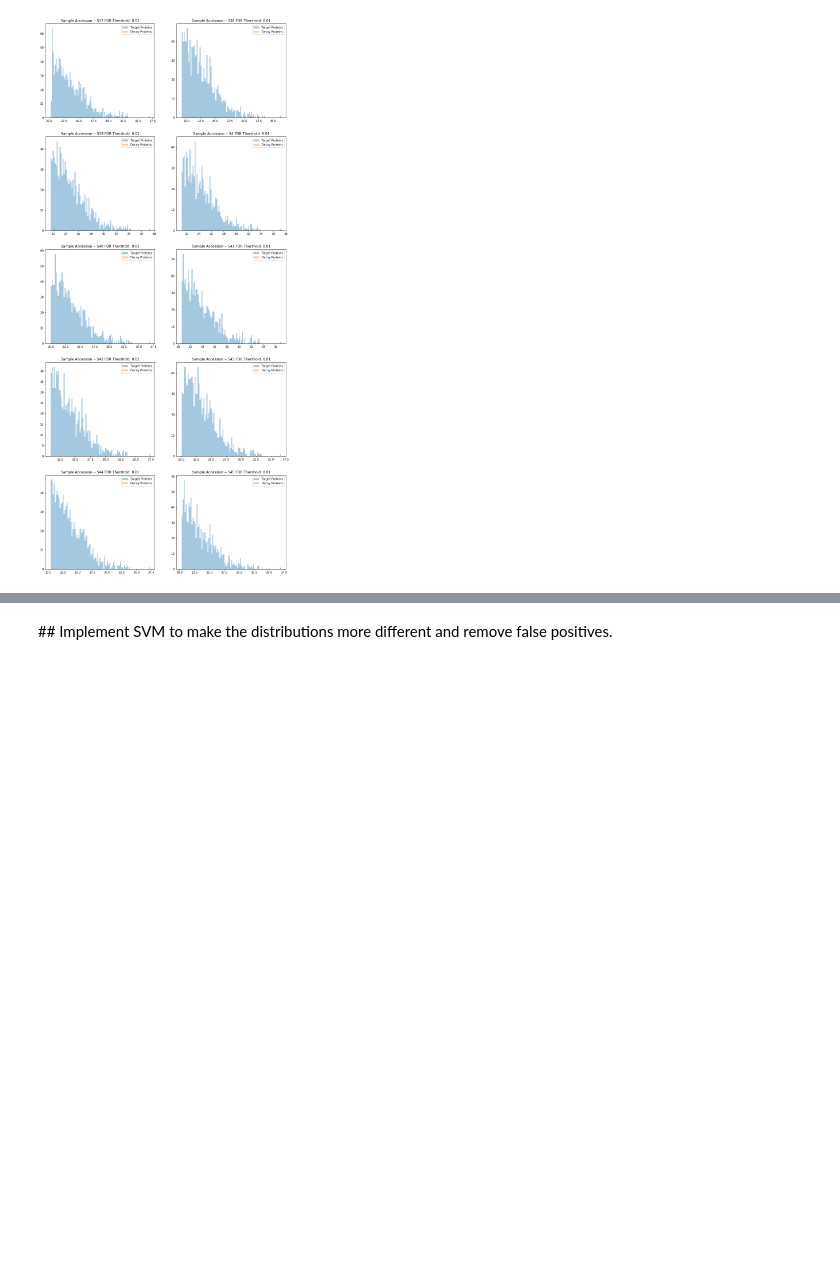
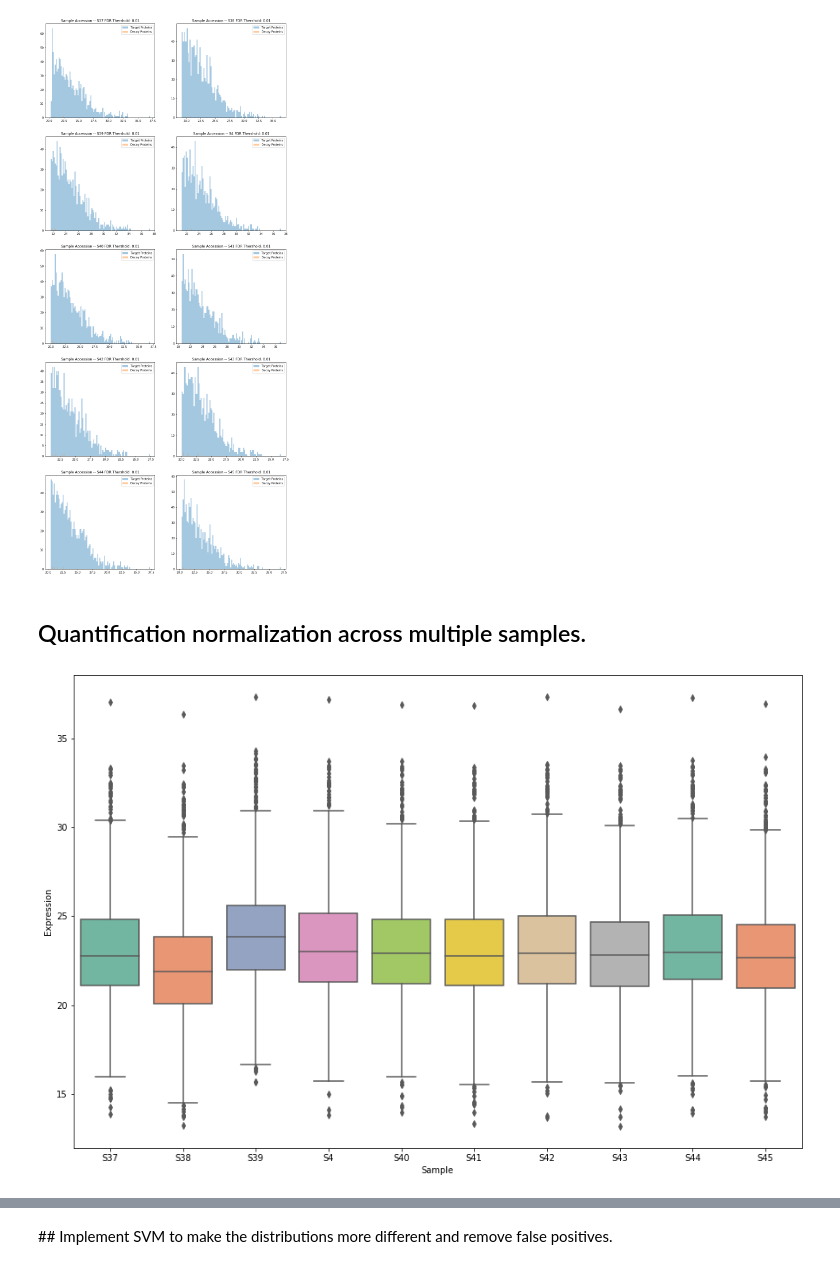
Before and after one commit to ypriverol/ms1, a Jupyter notebook: analyze-ms1-data.ipynb, the cells around one changed output, grey strips where cells are left out. Cells and saved outputs as stored; diff of their text form; code cells hidden in the pictures; blank space fills up the shorter version.

```diff
--- a/analyze-ms1-data.ipynb
+++ b/analyze-ms1-data.ipynb
@@ -152,17 +153,20 @@ The following plots show the distribution targets (proteins in plasma databases)
 # %%
 def plot_targets_vs_decoy(fdr_thershold: float = 1.0, bins = 20, hist=True, kde = True):
     fig, axs = plt.subplots(int(len(samples)/2), 2, figsize=(15,35)) # adjust the geometry based on your number of columns to plot
+    filter_proteins = []
     for ax, sample in zip(axs.flatten(), samples):
         filtered_dataset = dataset.loc[(dataset['FDR[' + sample + ']'] < fdr_thershold)]
         filtered_dataset = filtered_dataset.dropna(subset=['FDR[' + sample + ']'])
 
         targets = filtered_dataset.loc[filtered_dataset['Decoy[' + sample + ']'] == 0]
+        filter_proteins = filter_proteins + targets['UniprotAccession'].to_list()
         decoys  = filtered_dataset.loc[filtered_dataset['Decoy[' + sample + ']']  == 1]
 
         ms2     = targets.loc[targets['Found[' + sample + ']'] == 'High']
         ms1     = filtered_dataset.loc[filtered_dataset['Found[' + sample + ']'] == 'Peak Found']
 
         targets = targets['AbundanceRecall[' + sample + ']'].to_list()
+
         decoys  = decoys['AbundanceRecall[' + sample + ']'].to_list()
         ms2     = ms2['AbundanceRecall[' + sample + ']'].to_list()
         ms1     = ms1['AbundanceRecall[' + sample + ']'].to_list()
@@ -187,4 +191,9 @@ def plot_targets_vs_decoy(fdr_thershold: float = 1.0, bins = 20, hist=True, kde
         ax.legend(labels=['Target Proteins','Decoy Proteins'])
 
         ax.set_title('Sample Accession -- ' + sample + " FDR Thershold: " + str(fdr_thershold))
+
+
+    filter_proteins = list(set(filter_proteins))
+    filter_dataset = dataset[dataset['UniprotAccession'].isin(filter_proteins)]
+    return filter_dataset
 # %%
@@ -194,4 +201,40 @@ plot_targets_vs_decoy(fdr_thershold = 1.0, bins = 50 , kde = False)
 # %%
-plot_targets_vs_decoy(fdr_thershold = 0.01, bins = 100, hist = True, kde = False)
+filter_dataset = plot_targets_vs_decoy(fdr_thershold = 0.01, bins = 100, hist = True, kde = False)
 # %% [output]
 [figure]
+# %% [markdown]
+## Quantification normalization across multiple samples.
+# %%
+from sklearn.preprocessing import minmax_scale
+from sklearn.preprocessing import StandardScaler
+from sklearn.preprocessing import MinMaxScaler
+from sklearn.preprocessing import RobustScaler
+
+def plot_quantification_box_plot(dataset, samples: list, method = None):
+
+    normalized = dataset.copy()
+    samples_column = ['Abundance[' + sample + ']' for sample in samples]
+
+    if method is "robustscaler":
+        scaler = RobustScaler()
+        normalized[samples_column] = scaler.fit_transform(normalized[samples_column])
+    if method is "minmax":
+        scaler = MinMaxScaler()
+        normalized[samples_column] = scaler.fit_transform(normalized[samples_column])
+
+    samples_column = ['Abundance[' + sample + ']' for sample in samples]
+    quantification_proteins = pd.DataFrame(columns=['Protein', 'Sample', 'Expression'])
+    for sample in samples:
+        for index, row in normalized.iterrows():
+            expression = row['Abundance[' + sample + ']']
+            protein    = row['UniprotAccession']
+            quantification_proteins = quantification_proteins.append({'Protein': protein, 'Sample': sample, 'Expression': expression}, ignore_index=True)
+
+    quantification_proteins['Expression'] = np.log2(quantification_proteins['Expression'])
+
+    plt.figure(figsize=(15,10))
+    sns.boxplot(x="Sample", y="Expression", data=quantification_proteins, palette="Set2")
+# %%
+plot_quantification_box_plot(filter_dataset, samples)
+# %% [output]
+[figure, added]
```
Also changed, not shown: parts of 5 cells of this notebook.
